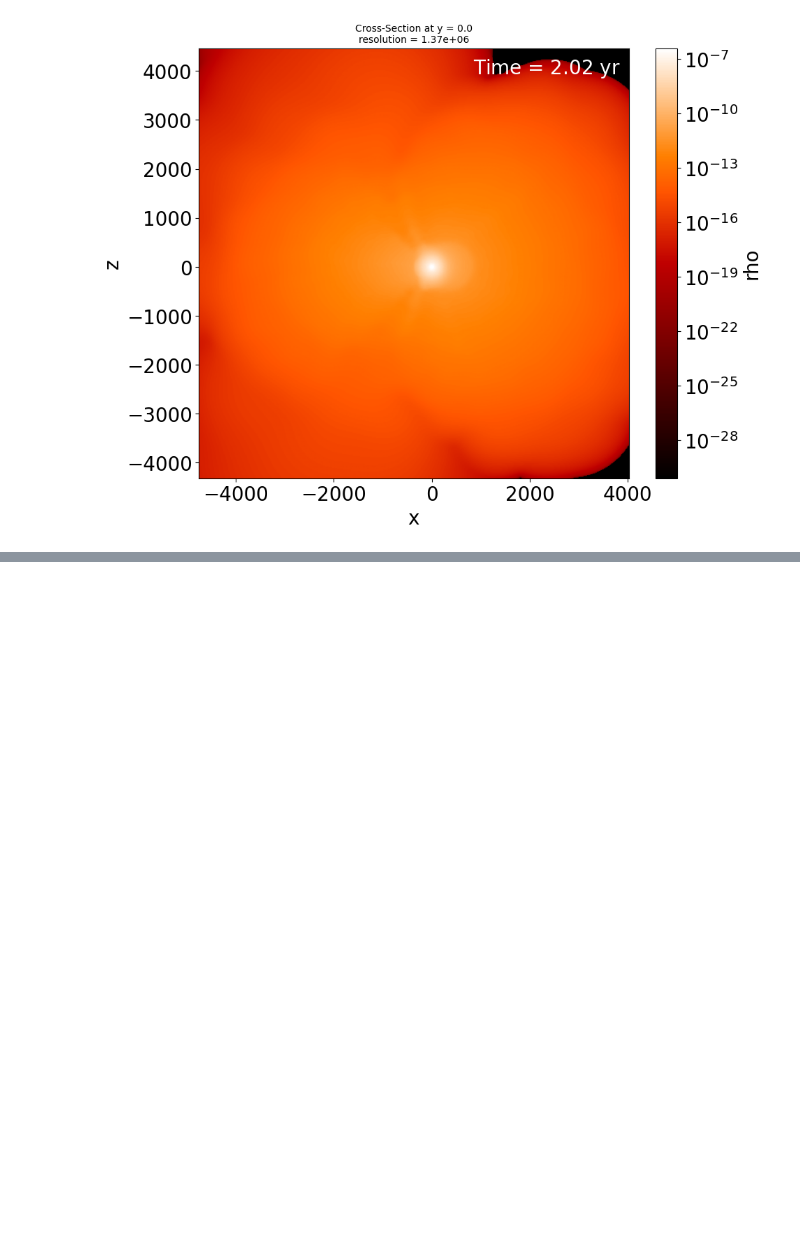
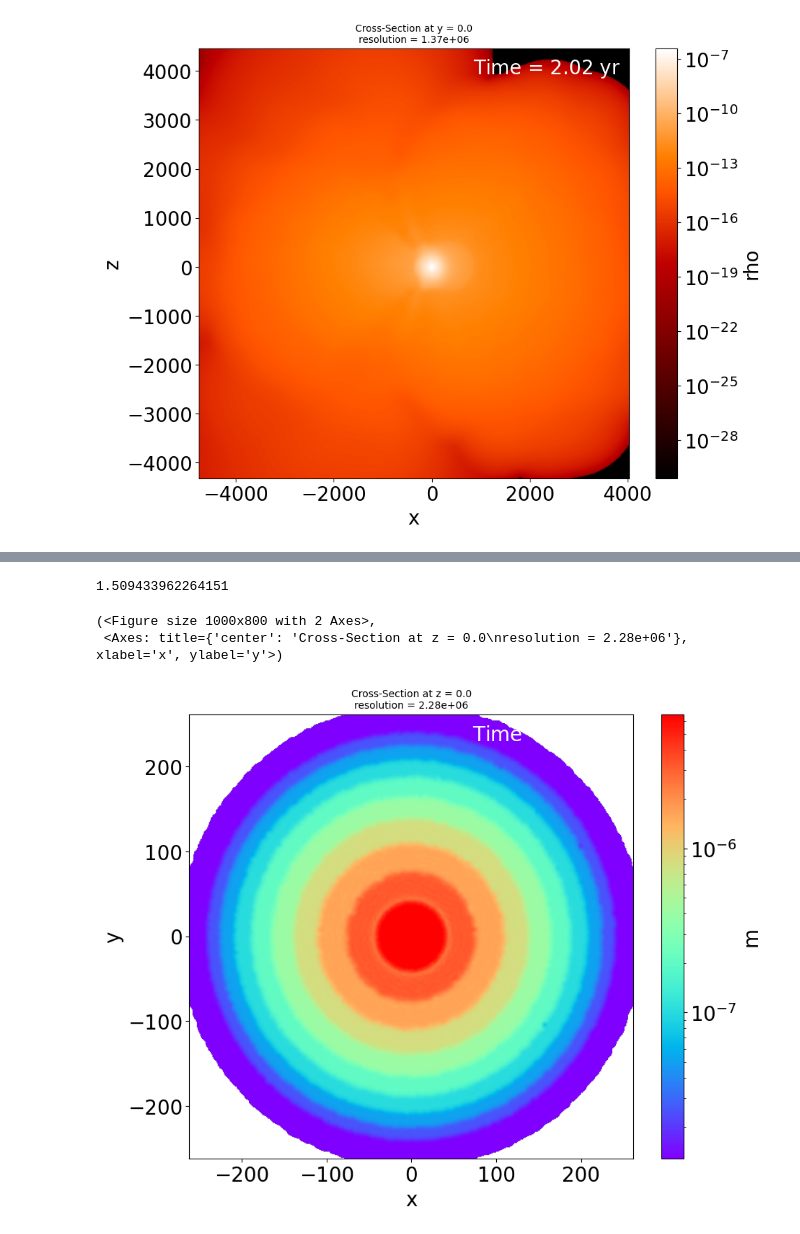
Before and after one commit to chunliangmu/RTinCEE-scripts-2024, a Jupyter notebook: script_APRTest.ipynb, the cells around one changed output, grey strips where cells are left out. Drawn from its saved outputs; the diff is of its cells as text; code cells hidden in the pictures; blank space fills up the shorter version.

```diff
--- a/script_APRTest.ipynb
+++ b/script_APRTest.ipynb
@@ -323,0 +373,16 @@ print(cuda.get_current_device().compute_capability)
+# %%
+400/265
+# %% [output]
+1.509433962264151
+# %%
+fig, ax = mpdf.plot_render(
+    rendered='m',
+    norm=mpl.colors.LogNorm(np.min(sdf['m']), np.max(sdf['m'])),
+    cmap='rainbow')
+
+pts = sdf.loc[[737409, 1265847]]
+ax.scatter()
+# %% [output]
+(<Figure size 1000x800 with 2 Axes>,
+ <Axes: title={'center': 'Cross-Section at z = 0.0\nresolution = 2.28e+06'}, xlabel='x', ylabel='y'>)
+[figure, added]
```
Also changed, not shown: parts of 43 cells of this notebook, 4 other files.
